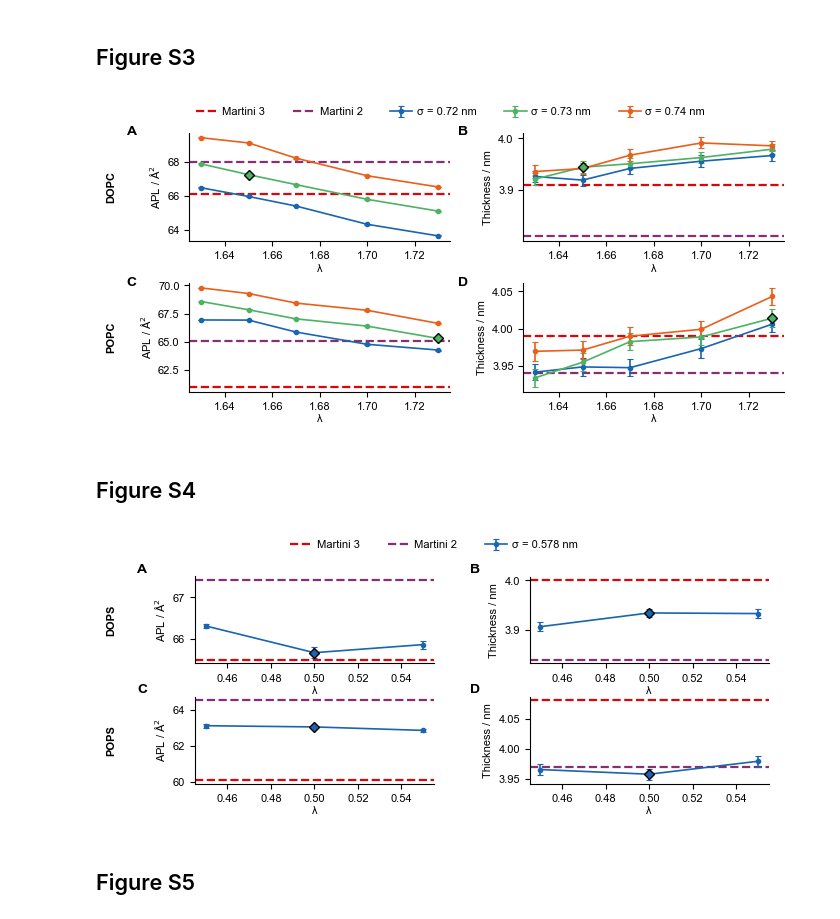
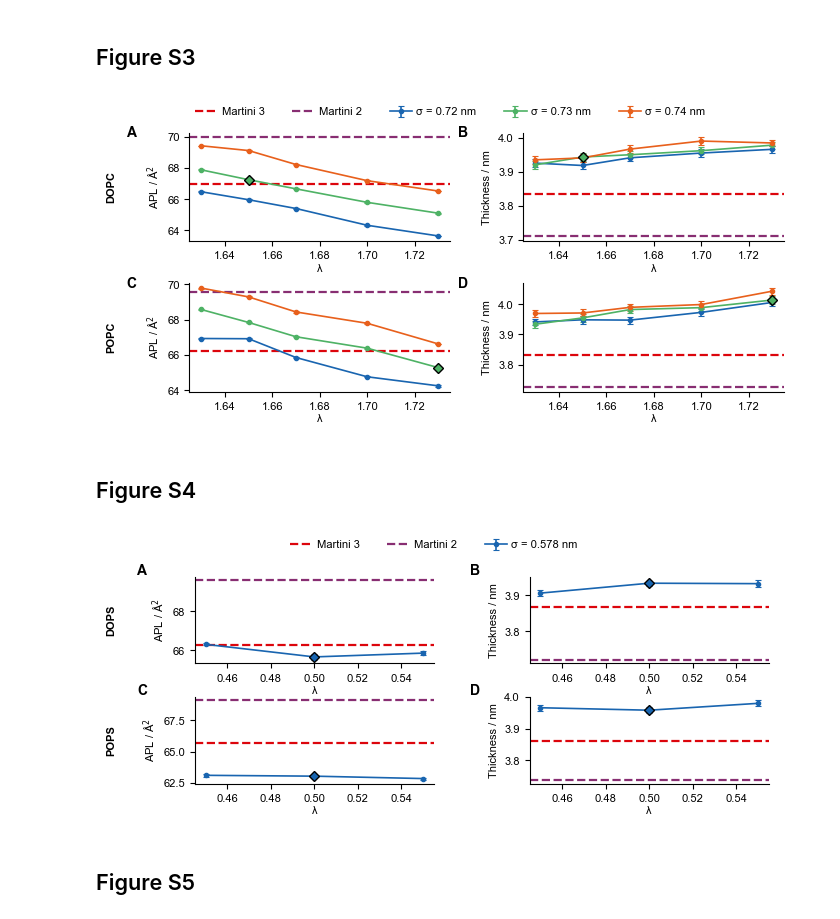
Before and after one commit to gitesei/_2026_MEM-CALVADOS, a Jupyter notebook: lipid_scan.ipynb, the cells around one changed output. Drawn from its saved outputs; the diff is of its cells as text; code cells hidden in the pictures.

Commit message:
Update lipid_scan and WLXLL notebooks and add reference data for lipid_scan

```diff
--- a/lipid_scan.ipynb
+++ b/lipid_scan.ipynb
@@ -46,7 +47,7 @@ gradient_colors = [
     rnb_colors["red"],
 ]
 cmap = mpl.colors.LinearSegmentedColormap.from_list("temp_gradient", gradient_colors, N=256)
-marker_cycle = ["o", "s", "^", "D", "P", "X", "v", "<", ">", "*"]
+marker_cycle = ["o", "s", "^", "D"]
 # %%
 def pearsonr_bootstrapped(
     x: np.ndarray,
@@ -215,3 +178,15 @@ lipid_temp_df
+# %%
+# Uniform axis limits, T color code and lipid markers
+all_apl = pd.concat([ref["exp_apl_A^2"], ref["sim_apl_A^2"], sim["calv_apl_A^2"]]).dropna()
+apl_lims = (all_apl.min() - 2.0, all_apl.max() + 2.0)
+temperatures = ref.index.get_level_values("temp_K").unique()
+norm = plt.Normalize(temperatures.min(), temperatures.max())
+
+all_lipids = sorted(ref.index.get_level_values("lipid").unique())
+marker_map = {
+    lip: marker_cycle[i % len(marker_cycle)]
+    for i, lip in enumerate(all_lipids)
+}
 # %% [markdown]
 ## Figure 2A
 # %%
@@ -816,8 +764,11 @@ plt.show()
 # %% [markdown]
 ## Figure S3
+# %%
+all_lipids = pd.read_excel("data/lipid_scan/autobuild-lipid-properties.xlsx") # from https://github.com/Martini-Force-Field-Initiative/M3-Lipid-Parameters/blob/main/autobuild-lipid-properties.xlsx
 # %%
 rows_tail = []
-for lipid in ['DOPC', 'POPC']:
+lipids = ['DOPC', 'POPC']
+for lipid in lipids:
     for l in ['1.63', '1.65', '1.67', '1.7', '1.73']:
         for s in ['0.72', '0.73', '0.74']:
             df = pd.read_csv(
@@ -851,48 +802,57 @@ for row, lipid in enumerate(['DOPC', 'POPC']):
         if abs(sigma - target['sigma']) < 1e-4:
             pt = sub[sub['l'].between(target['l'] - 1e-4, target['l'] + 1e-4)]
             if not pt.empty:
                 panel_apl.plot(pt['l'], pt['apl'], marker='D', ms=5, mfc=col, mec='k', mew=1.0, zorder=6)
                 panel_dpp.plot(pt['l'], pt['dpp'], marker='D', ms=5, mfc=col, mec='k', mew=1.0, zorder=6)
 
     for i, ax in enumerate((panel_apl, panel_dpp)):
         ax.spines['top'].set_visible(False)
         ax.spines['right'].set_visible(False)
         ax.spines['left'].set_linewidth(0.8)
         ax.spines['bottom'].set_linewidth(0.8)
         ax.set_xlabel('λ', fontsize=8, labelpad=2)
         ax.grid(False)
 
         letter = chr(ord('A') + row * 2 + i)
         ax.text(-0.24 if i == 0 else -0.25, 1.06, letter, transform=ax.transAxes,
                 fontsize=10, weight='bold', va='top', ha='left', clip_on=False)
 
     panel_apl.set_ylabel('APL / Å$^2$', fontsize=8, labelpad=4)
     panel_dpp.set_ylabel('Thickness / nm', fontsize=8, labelpad=4)
     panel_apl.text(-0.3, 0.5, lipid, transform=panel_apl.transAxes, rotation=90,
                   va='center', ha='center', fontsize=8, weight='bold', clip_on=False)
 
 # Reference Lines
-axs[0, 0].axhline(66.1, ls='--', lw=1.6, color=rnb_colors['red'], label='Martini 3')
-axs[0, 0].axhline(68.0, ls='--', lw=1.6, color=rnb_colors['purple3'], label='Martini 2')
-axs[0, 1].axhline(3.91, ls='--', lw=1.6, color=rnb_colors['red'], label='Martini 3')
-axs[0, 1].axhline(3.81, ls='--', lw=1.6, color=rnb_colors['purple3'], label='Martini 2')
-axs[1, 0].axhline(61.0, ls='--', lw=1.6, color=rnb_colors['red'], label='Martini 3')
-axs[1, 0].axhline(65.1, ls='--', lw=1.6, color=rnb_colors['purple3'], label='Martini 2')
-axs[1, 1].axhline(3.99, ls='--', lw=1.6, color=rnb_colors['red'], label='Martini 3')
-axs[1, 1].axhline(3.94, ls='--', lw=1.6, color=rnb_colors['purple3'], label='Martini 2')
+ffs = {
+    'M3': {'label': 'Martini 3', 'color': rnb_colors['red']},
+    'M2': {'label': 'Martini 2', 'color': rnb_colors['purple3']},
+}
+
+for row, lipid in enumerate(lipids):
+    panel_apl, panel_dpp = axs[row, 0], axs[row, 1]
+    for ref_key, ref_info in ffs.items():
+        ref_row = all_lipids[(all_lipids['FF'] == ref_key) & (all_lipids['lipid'] == lipid)]
+        apl_val = ref_row['APL PO4 avg/A^2'].values[0]
+        dpp_val = ref_row['Thickness PO4 avg/nm'].values[0]
+        panel_apl.axhline(apl_val, ls='--', lw=1.6, color=ref_info['color'], label=ref_info['label'])
+        panel_dpp.axhline(dpp_val, ls='--', lw=1.6, color=ref_info['color'], label=ref_info['label'])
+
+handles, labels = axs[0, 0].get_legend_handles_labels()
+by_label = dict(zip(labels, handles))
 
 axs[0, 0].legend(frameon=False, loc='lower center', bbox_to_anchor=(1, 1.05),
                  ncol=5, columnspacing=2.5, handletextpad=0.4)
-plt.savefig('figS3.pdf')
 
+#plt.savefig('figS3.pdf')
 plt.show()
 # %% [output]
-[figure, old version]
+[figure, new version]
 # %% [markdown]
 ## Figure S4
 # %%
 rows_pho = []
-for lipid in ['DOPS', 'POPS']:
+lipids = ['DOPS', 'POPS']
+for lipid in lipids:
     for l in ['0.45', '0.5', '0.55']:
         df = pd.read_csv(
             f'data/lipid_scan/{lipid}_100_sigma_0.578_l_{l}_bilayer_prop.csv', index_col=0)
@@ -944,21 +904,29 @@ for row, lipid in enumerate(['DOPS', 'POPS']):
                   va='center', ha='center', fontsize=8, weight='bold', clip_on=False)
 
 # Reference Lines
-axs[0, 0].axhline(65.5, ls='--', lw=1.6, color=rnb_colors['red'], label='Martini 3')
-axs[0, 0].axhline(67.4, ls='--', lw=1.6, color=rnb_colors['purple3'], label='Martini 2')
-axs[0, 1].axhline(4.00, ls='--', lw=1.6, color=rnb_colors['red'], label='Martini 3')
-axs[0, 1].axhline(3.84, ls='--', lw=1.6, color=rnb_colors['purple3'], label='Martini 2')
-axs[1, 0].axhline(60.12, ls='--', lw=1.6, color=rnb_colors['red'], label='Martini 3')
-axs[1, 0].axhline(64.50, ls='--', lw=1.6, color=rnb_colors['purple3'], label='Martini 2')
-axs[1, 1].axhline(4.08, ls='--', lw=1.6, color=rnb_colors['red'], label='Martini 3')
-axs[1, 1].axhline(3.97, ls='--', lw=1.6, color=rnb_colors['purple3'], label='Martini 2')
+ffs = {
+    'M3': {'label': 'Martini 3', 'color': rnb_colors['red']},
+    'M2': {'label': 'Martini 2', 'color': rnb_colors['purple3']},
+}
+
+for row, lipid in enumerate(lipids):
+    panel_apl, panel_dpp = axs[row, 0], axs[row, 1]
+    for ref_key, ref_info in ffs.items():
+        ref_row = all_lipids[(all_lipids['FF'] == ref_key) & (all_lipids['lipid'] == lipid)]
+        apl_val = ref_row['APL PO4 avg/A^2'].values[0]
+        dpp_val = ref_row['Thickness PO4 avg/nm'].values[0]
+        panel_apl.axhline(apl_val, ls='--', lw=1.6, color=ref_info['color'], label=ref_info['label'])
+        panel_dpp.axhline(dpp_val, ls='--', lw=1.6, color=ref_info['color'], label=ref_info['label'])
+
+handles, labels = axs[0, 0].get_legend_handles_labels()
+by_label = dict(zip(labels, handles))
 
 axs[0, 0].legend(frameon=False, loc='lower center', bbox_to_anchor=(1, 1.19),
                  ncol=3, columnspacing=2.5, handletextpad=0.4)
-plt.savefig('figS4.pdf')
+#plt.savefig('figS4.pdf')
 plt.show()
 # %% [output]
-[figure, old version]
+[figure, new version]
 # %% [markdown]
 ## Figure S5
 # %%
```
Also changed, not shown: parts of 14 cells of this notebook, 6 other files.
